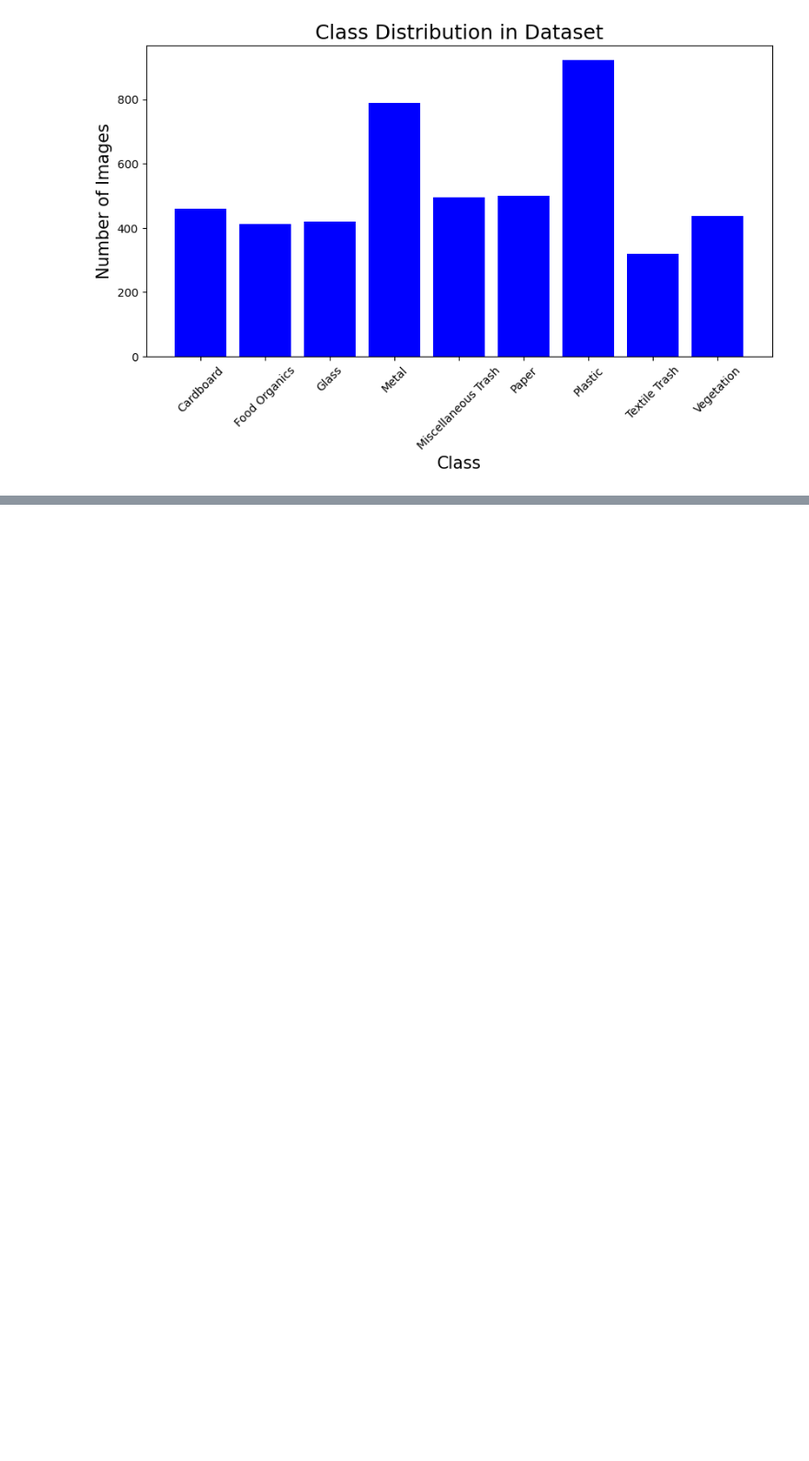
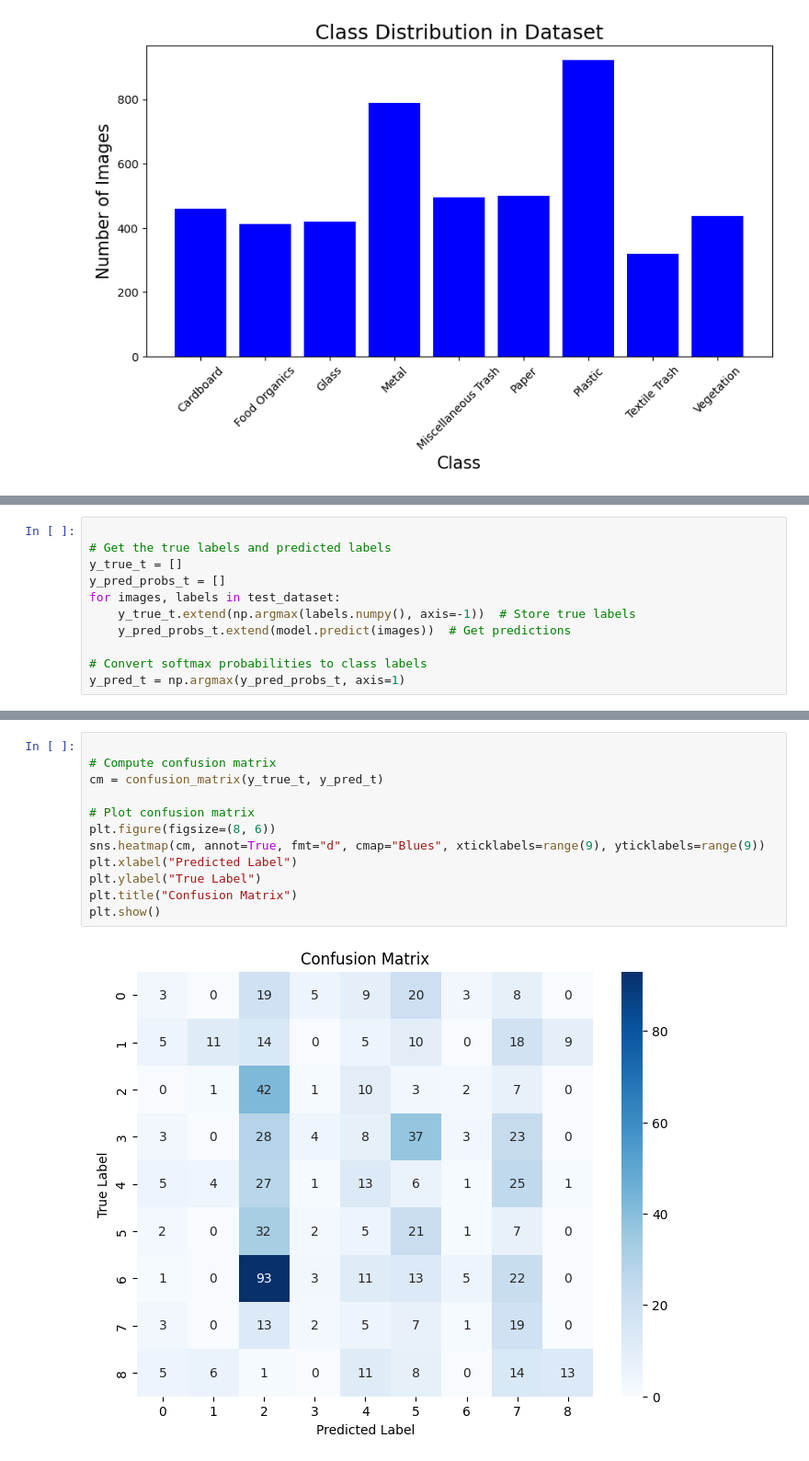
Before and after one commit to Anagha235/CNN-Data-Science-Project, a Jupyter notebook: CNN.ipynb, the cells around one changed output, grey strips where cells are left out. Shown at 92% size. Cells and saved outputs as stored; diff of their text form; blank space fills up the shorter version.

```diff
--- a/CNN.ipynb
+++ b/CNN.ipynb
@@ -210,0 +323,11 @@ finish
+# %%
+
+# Get the true labels and predicted labels
+y_true_t = []
+y_pred_probs_t = []
+for images, labels in test_dataset:
+    y_true_t.extend(np.argmax(labels.numpy(), axis=-1))  # Store true labels
+    y_pred_probs_t.extend(model.predict(images))  # Get predictions
+
+# Convert softmax probabilities to class labels
+y_pred_t = np.argmax(y_pred_probs_t, axis=1)
@@ -210,0 +372,14 @@ finish
+# %%
+
+# Compute confusion matrix
+cm = confusion_matrix(y_true_t, y_pred_t)
+
+# Plot confusion matrix
+plt.figure(figsize=(8, 6))
+sns.heatmap(cm, annot=True, fmt="d", cmap="Blues", xticklabels=range(9), yticklabels=range(9))
+plt.xlabel("Predicted Label")
+plt.ylabel("True Label")
+plt.title("Confusion Matrix")
+plt.show()
+# %% [output]
+[figure, added]
```
Also changed, not shown: parts of 19 cells of this notebook.
